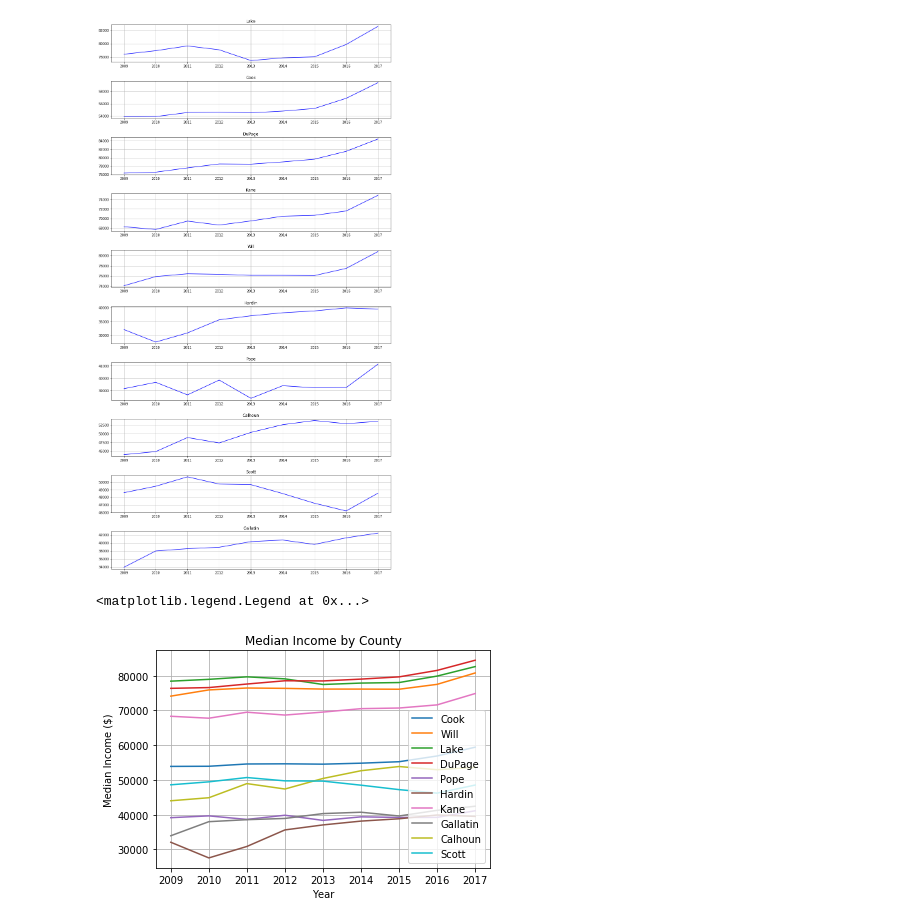
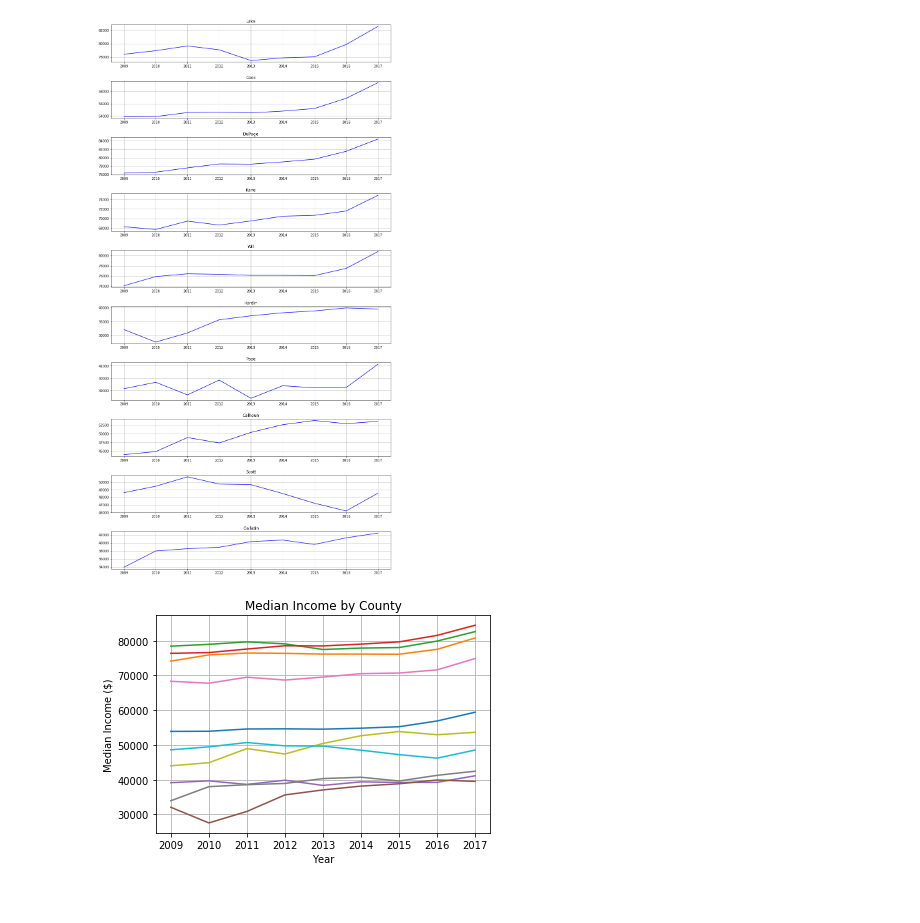
Before and after one commit to evan1108/chicago_marital_trends, a Jupyter notebook: median_income_by_county.ipynb, the cells around one changed output. Saved outputs shown, nothing was run; the diff lists cells and outputs as text; code cells hidden in the pictures.

```diff
--- a/median_income_by_county.ipynb
+++ b/median_income_by_county.ipynb
@@ -35,22 +35,21 @@ for county in counties:
 # %%
 year = df.loc[(df['County']=='Cook'),'Year']
 
 
 plt.plot(year,df.loc[(df['County']=='Cook'),'Median Income'],label='Cook')
 plt.plot(year,df.loc[(df['County']=='Will'),'Median Income'],label='Will')
 plt.plot(year,df.loc[(df['County']=='Lake'),'Median Income'],label='Lake')
 plt.plot(year,df.loc[(df['County']=='DuPage'),'Median Income'],label='DuPage')
 plt.plot(year,df.loc[(df['County']=='Pope'),'Median Income'],label='Pope')
 plt.plot(year,df.loc[(df['County']=='Hardin'),'Median Income'],label='Hardin')
 plt.plot(year,df.loc[(df['County']=='Kane'),'Median Income'],label='Kane')
 plt.plot(year,df.loc[(df['County']=='Gallatin'),'Median Income'],label='Gallatin')
 plt.plot(year,df.loc[(df['County']=='Calhoun'),'Median Income'],label='Calhoun')
 plt.plot(year,df.loc[(df['County']=='Scott'),'Median Income'],label='Scott')
 plt.title('Median Income by County')
 plt.ylabel('Median Income ($)')
 plt.xlabel('Year')
 plt.grid()
-plt.legend()
+# plt.legend()
 # %% [output]
-<matplotlib.legend.Legend at 0x...>
-[figure, old version]
+[figure, new version]
```
Also changed, not shown: 3 other files.
